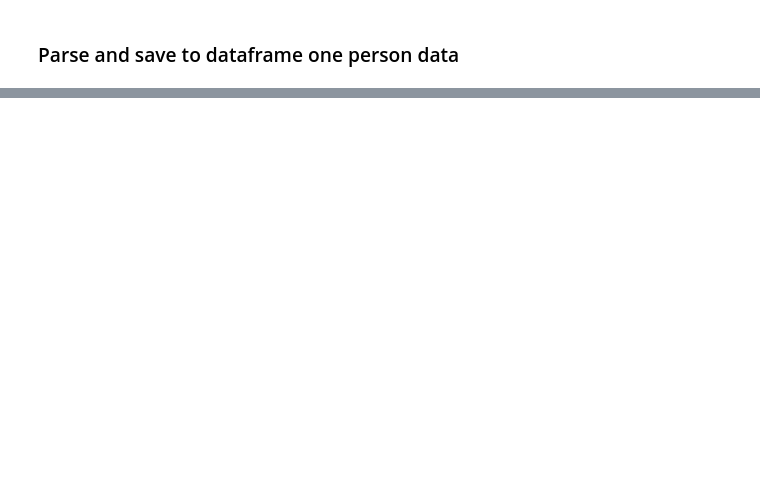
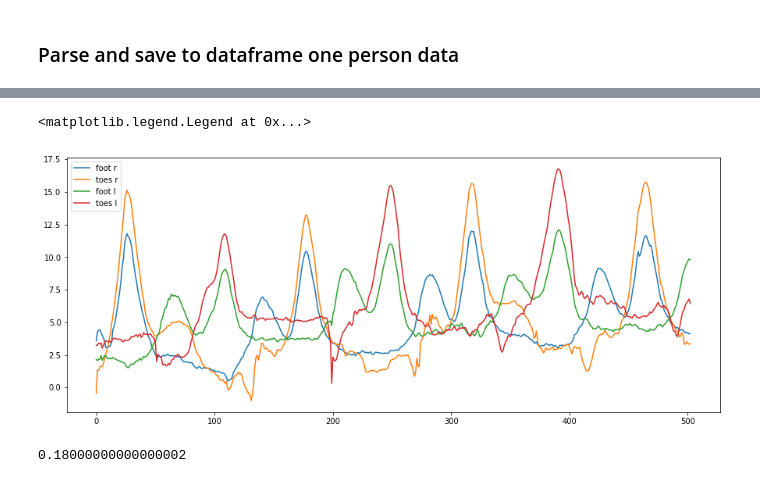
Before and after one commit to KseniiaCheloshkina/amc, a Jupyter notebook: dev/amc_parser_test.ipynb, the cells around one changed output, grey strips where cells are left out. Cells and saved outputs as stored; diff of their text form; code cells hidden in the pictures; blank space fills up the shorter version.

```diff
--- a/dev/amc_parser_test.ipynb
+++ b/dev/amc_parser_test.ipynb
@@ -48,0 +85,16 @@ plt.plot(d['frame'], d['rclavicle_angle_0'])
+# %%
+plt.figure(figsize=(15, 6))
+plt.plot(d['frame'], d['rfoot_coord_1']/0.45*2.54, label='foot r')
+plt.plot(d['frame'], d['rtoes_coord_1']/0.45*2.54, label='toes r')
+
+plt.plot(d['frame'], d['lfoot_coord_1']/0.45*2.54, label='foot l')
+plt.plot(d['frame'], d['ltoes_coord_1']/0.45*2.54, label='toes l')
+
+plt.legend(loc=2)
+# %% [output]
+<matplotlib.legend.Legend at 0x...>
+[figure, added]
+# %%
+1/2.5*0.45
+# %% [output]
+0.18000000000000002
```
Also changed, not shown: parts of 20 cells of this notebook, 2 other files.
